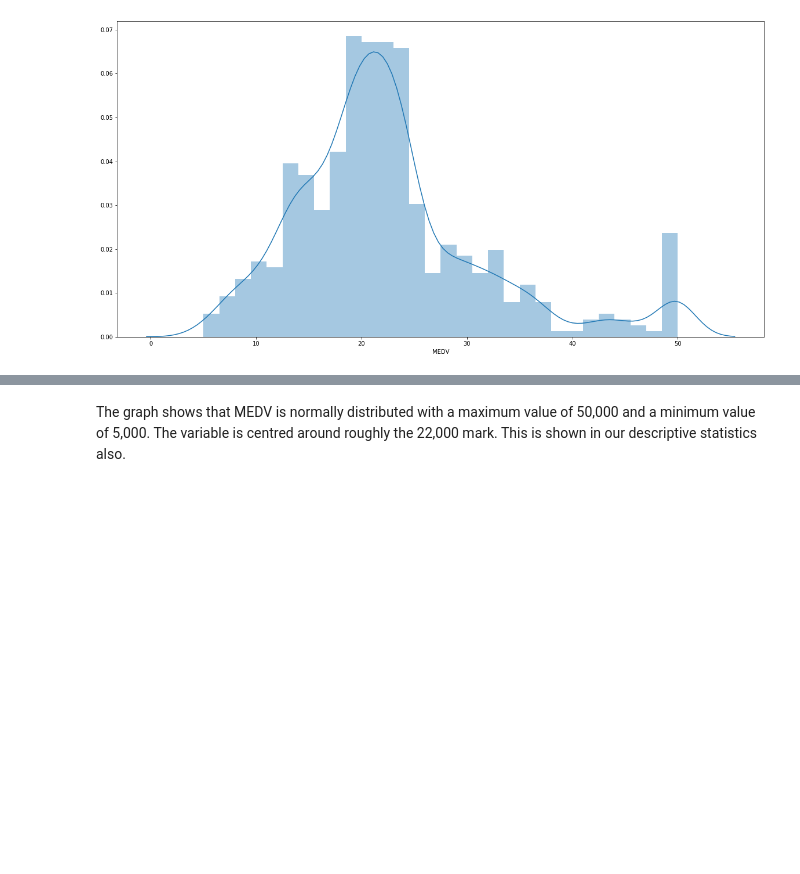
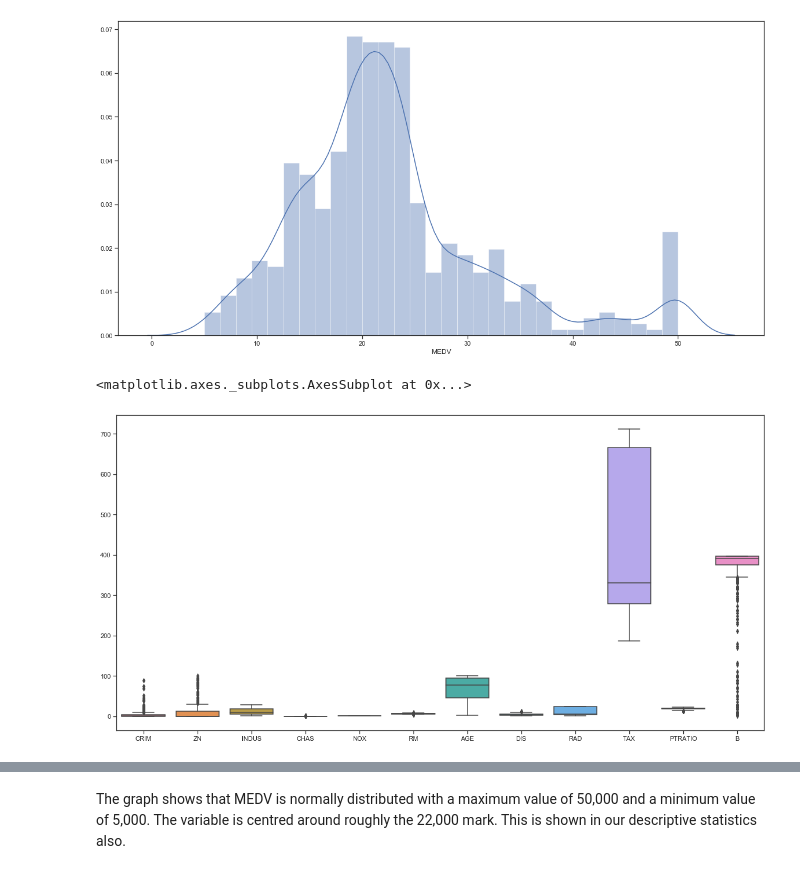
Before and after one commit to beccycole/machine-learning-assessment, a Jupyter notebook: Boston Housing Dataset.ipynb, the cells around one changed output, grey strips where cells are left out. Cells and saved outputs as stored; diff of their text form; code cells hidden in the pictures; blank space fills up the shorter version.

```diff
--- a/Boston Housing Dataset.ipynb
+++ b/Boston Housing Dataset.ipynb
@@ -185,3 +145,15 @@ sns.distplot(boston['MEDV'], bins=30)
 plt.show()
 # %% [output]
 [figure]
+# %%
+# load data into dataframe and print the first 5 rows of data
+
+boston = pd.DataFrame(boston_dataset.data, columns=boston_dataset.feature_names)
+boston.head()
+
+Predictors = boston[boston.columns[0:12]]
+sns.set(style="ticks")
+sns.boxplot (data = Predictors)
+# %% [output]
+<matplotlib.axes._subplots.AxesSubplot at 0x...>
+[figure, added]
```
Also changed, not shown: parts of 24 cells of this notebook.
